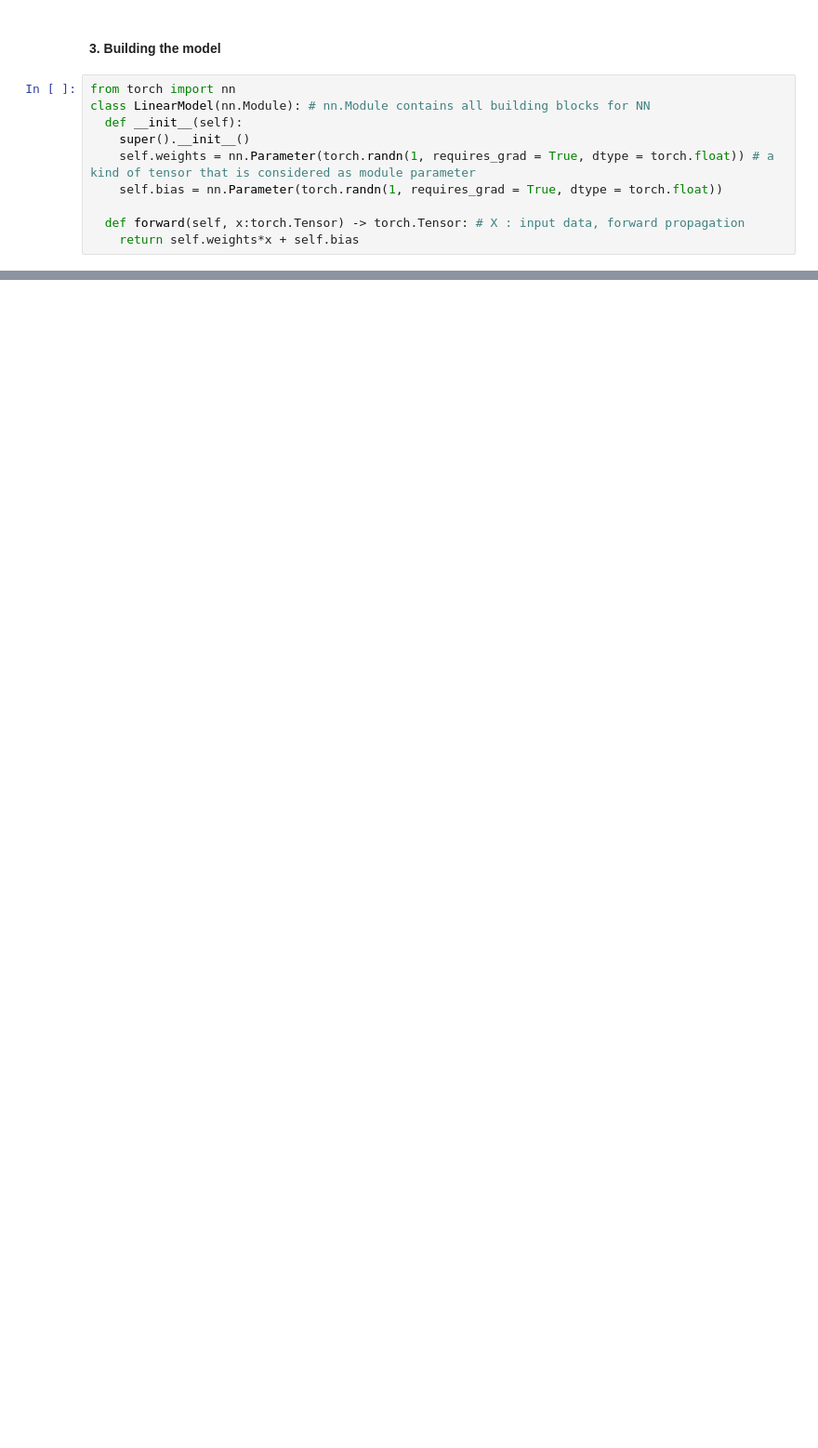
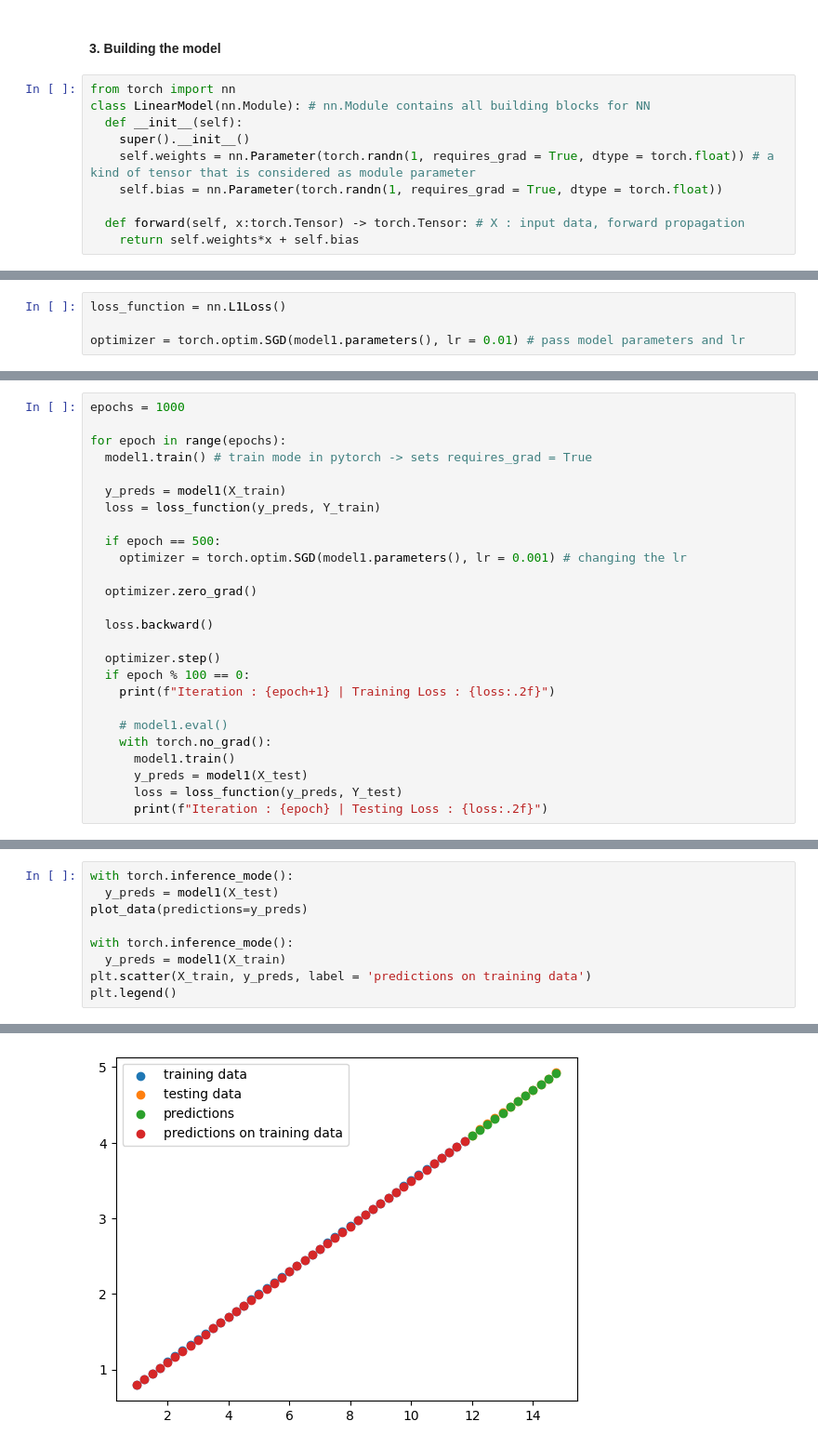
Before and after one commit to divyalaldinani/Deep-Learning-in-PyTorch, a Jupyter notebook: 01_pytorch_workflow.ipynb, the cells around one changed output, grey strips where cells are left out. Shown: that part at 93% size. Saved outputs shown, nothing was run; the diff lists cells and outputs as text; blank space fills up the shorter version.

```diff
--- a/01_pytorch_workflow.ipynb
+++ b/01_pytorch_workflow.ipynb
@@ -92,0 +159,4 @@ class LinearModel(nn.Module): # nn.Module contains all building blocks for NN
+# %%
+loss_function = nn.L1Loss()
+
+optimizer = torch.optim.SGD(model1.parameters(), lr = 0.01) # pass model parameters and lr
@@ -92,0 +171,26 @@ class LinearModel(nn.Module): # nn.Module contains all building blocks for NN
+# %%
+epochs = 1000
+
+for epoch in range(epochs):
+  model1.train() # train mode in pytorch -> sets requires_grad = True
+
+  y_preds = model1(X_train)
+  loss = loss_function(y_preds, Y_train)
+
+  if epoch == 500:
+    optimizer = torch.optim.SGD(model1.parameters(), lr = 0.001) # changing the lr
+
+  optimizer.zero_grad()
+
+  loss.backward()
+
+  optimizer.step()
+  if epoch % 100 == 0:
+    print(f"Iteration : {epoch+1} | Training Loss : {loss:.2f}")
+
+    # model1.eval()
+    with torch.no_grad():
+      model1.train()
+      y_preds = model1(X_test)
+      loss = loss_function(y_preds, Y_test)
+      print(f"Iteration : {epoch} | Testing Loss : {loss:.2f}")
@@ -92,0 +218,10 @@ class LinearModel(nn.Module): # nn.Module contains all building blocks for NN
+# %%
+with torch.inference_mode():
+  y_preds = model1(X_test)
+plot_data(predictions=y_preds)
+
+with torch.inference_mode():
+  y_preds = model1(X_train)
+plt.scatter(X_train, y_preds, label = 'predictions on training data')
+plt.legend()
+# %% [output]
@@ -92,0 +229 @@ class LinearModel(nn.Module): # nn.Module contains all building blocks for NN
+[figure, added]
```
Also changed, not shown: parts of 13 cells of this notebook.
